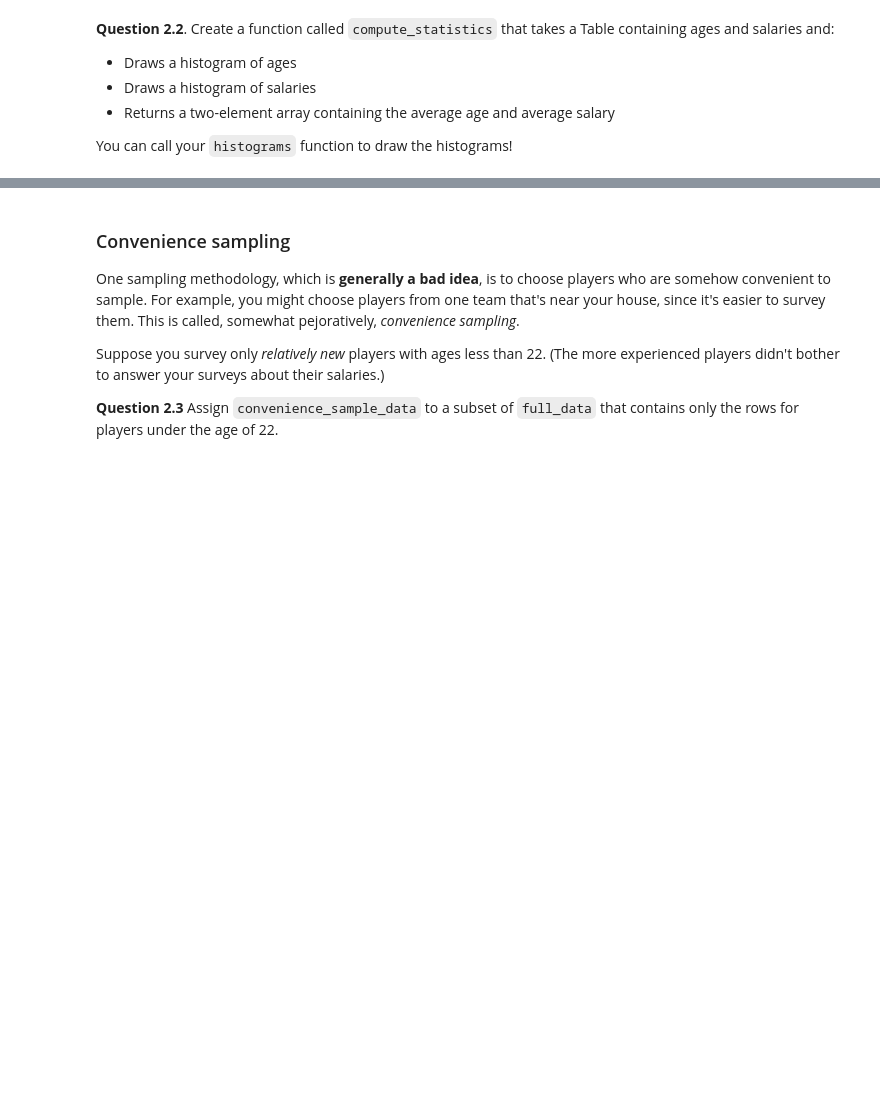
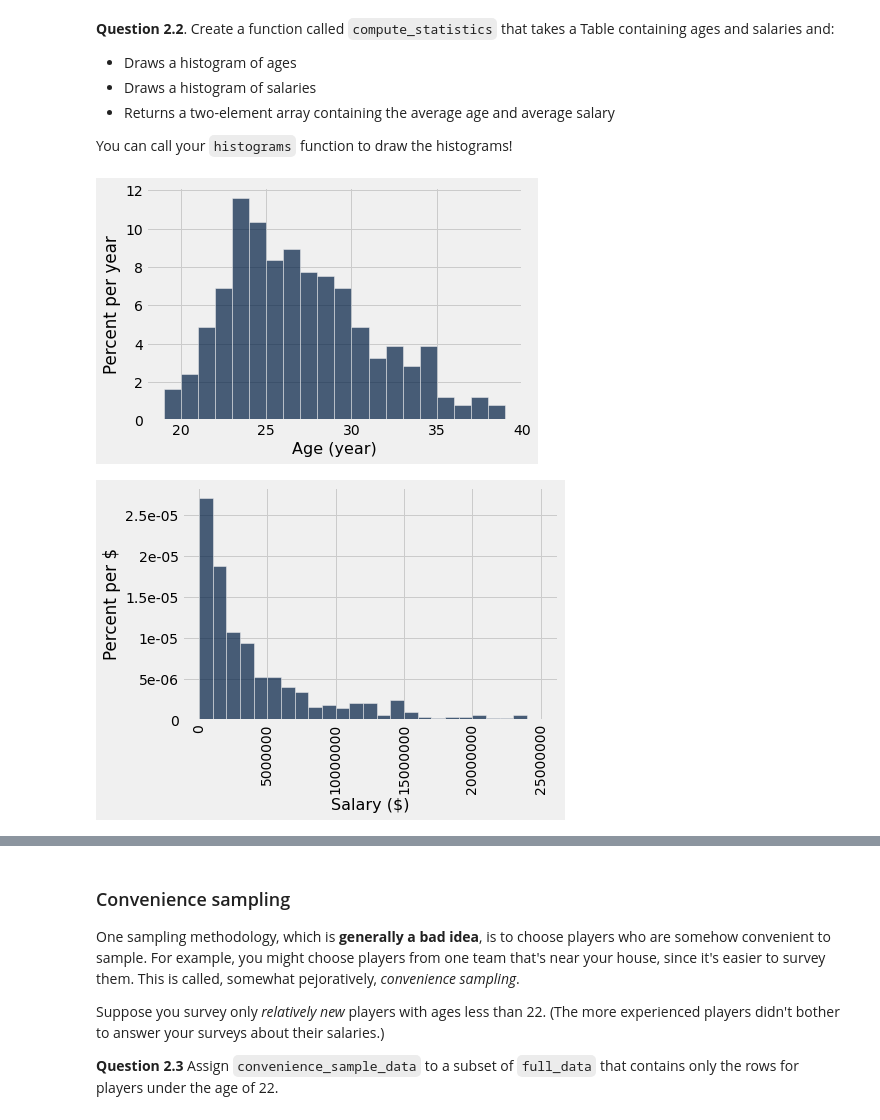
Before and after one commit to karol22/datascienceclass, a Jupyter notebook: labs/lab06/lab06.ipynb, the cells around one changed output, grey strips where cells are left out. Cells and saved outputs as stored; diff of their text form; code cells hidden in the pictures; blank space fills up the shorter version.

```diff
--- a/labs/lab06/lab06.ipynb
+++ b/labs/lab06/lab06.ipynb
@@ -156,12 +249,16 @@ _ = ok.grade('q2_1') # Warning: Charts will be displayed while running this test
 You can call your `histograms` function to draw the histograms!
 # %%
 def compute_statistics(age_and_salary_data):
-    ...
-    age = ...
-    salary = ...
-    ...
+    histograms(age_and_salary_data)
+    age = age_and_salary_data.column("Age")
+    salary = age_and_salary_data.column("Salary")
+    return make_array(np.mean(age), np.mean(salary))
+
 
 
 full_stats = compute_statistics(full_data)
+# %% [output]
+[figure, added]
+[figure, added]
 # %%
 _ = ok.grade('q2_2') # Warning: Charts will be displayed while running this test
```
Also changed, not shown: parts of 35 cells of this notebook, 2 other files.
